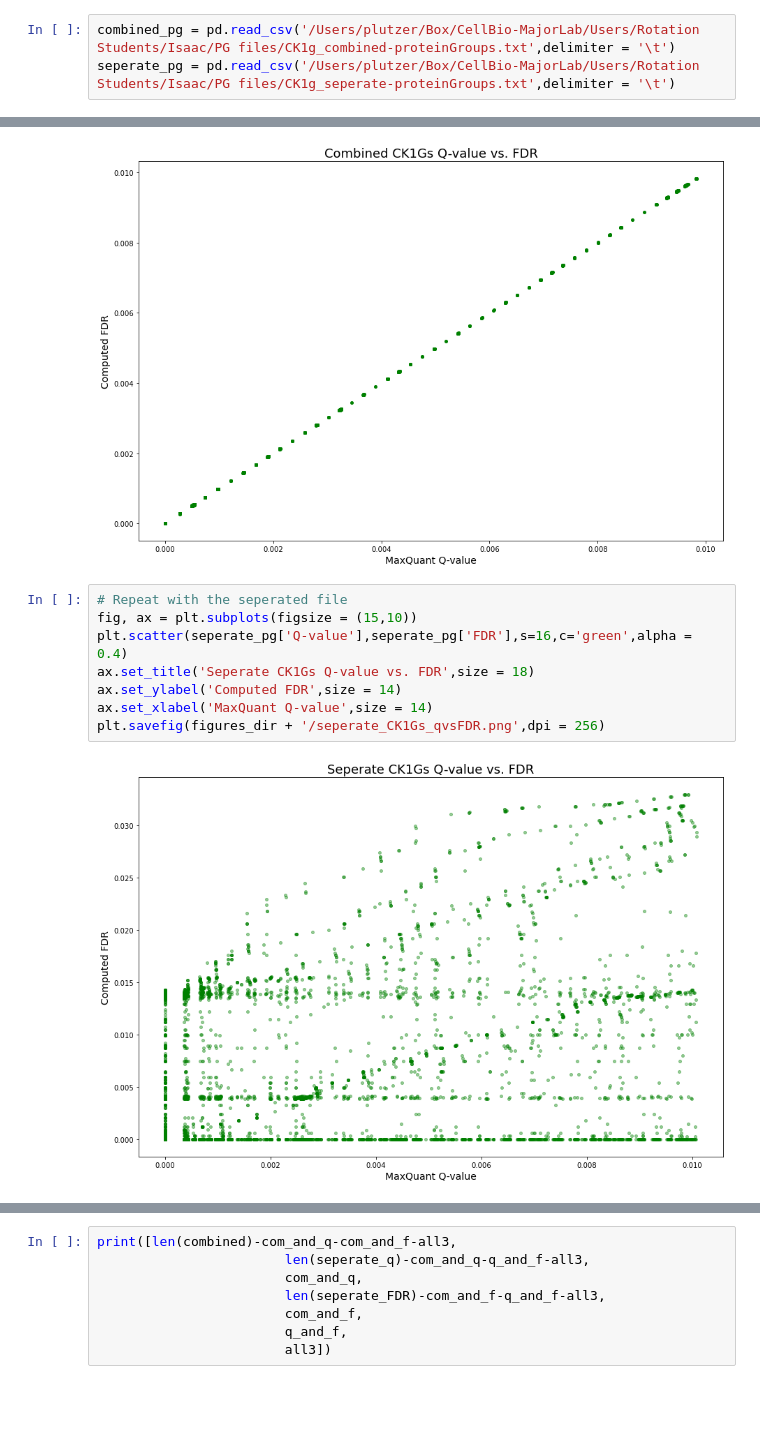
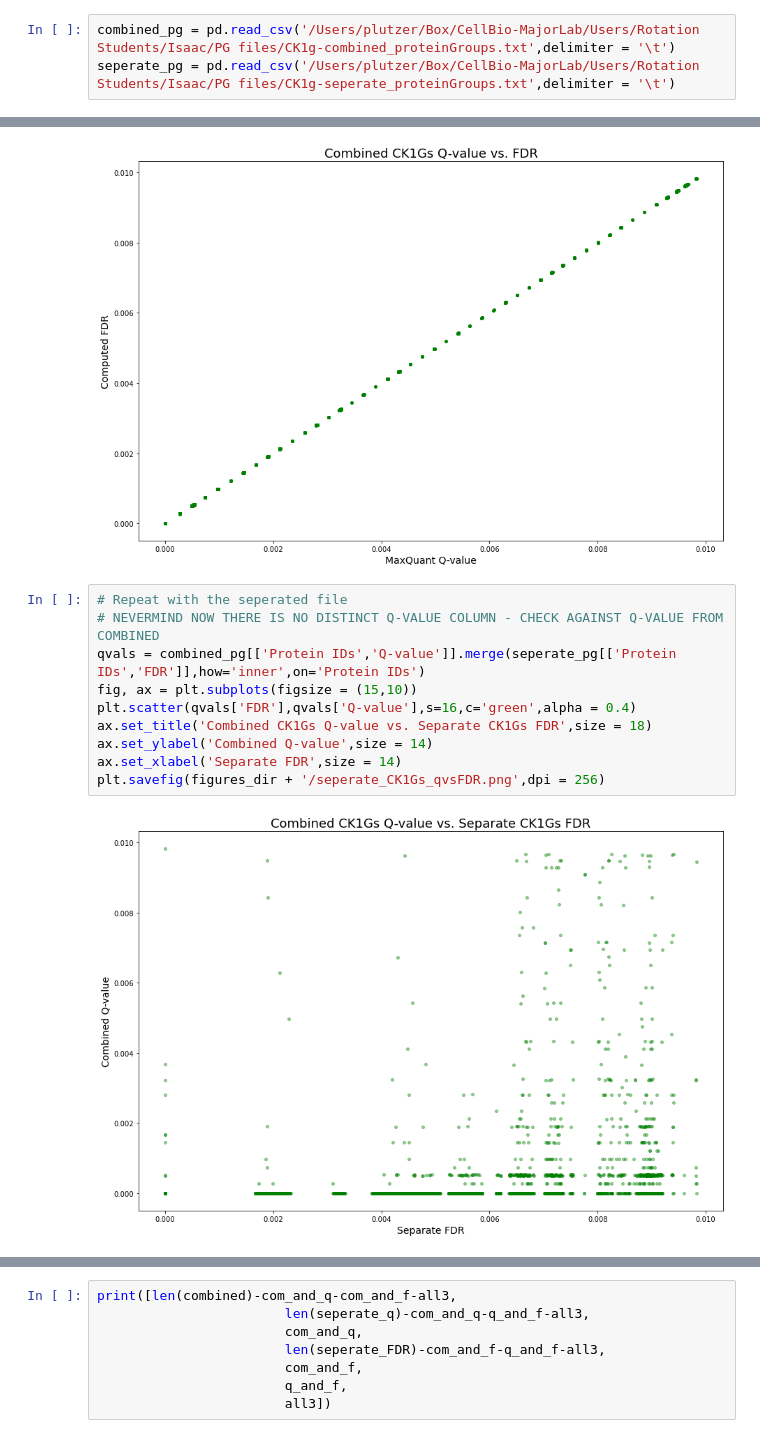
Before and after one commit to plutzer/majlab, a Jupyter notebook: 1-19-2021 CK1Gs analysis.ipynb, the cells around one changed output, grey strips where cells are left out. Saved outputs shown, nothing was run; the diff lists cells and outputs as text; blank space fills up the shorter version.

```diff
--- a/1-19-2021 CK1Gs analysis.ipynb
+++ b/1-19-2021 CK1Gs analysis.ipynb
@@ -6,8 +6,8 @@ from matplotlib_venn import venn3
 # %%
 figures_dir = '/Users/plutzer/majlab/figures'
 # %%
-combined_pg = pd.read_csv('/Users/plutzer/Box/CellBio-MajorLab/Users/Rotation Students/Isaac/PG files/CK1g_combined-proteinGroups.txt',delimiter = '\t')
-seperate_pg = pd.read_csv('/Users/plutzer/Box/CellBio-MajorLab/Users/Rotation Students/Isaac/PG files/CK1g_seperate-proteinGroups.txt',delimiter = '\t')
+combined_pg = pd.read_csv('/Users/plutzer/Box/CellBio-MajorLab/Users/Rotation Students/Isaac/PG files/CK1g-combined_proteinGroups.txt',delimiter = '\t')
+seperate_pg = pd.read_csv('/Users/plutzer/Box/CellBio-MajorLab/Users/Rotation Students/Isaac/PG files/CK1g-seperate_proteinGroups.txt',delimiter = '\t')
 # %%
 # First figure: correlation of q-value and FDR for combined pg
 fig, ax = plt.subplots(figsize = (15,10))
@@ -20,13 +20,15 @@ plt.savefig(figures_dir + '/combined_CK1Gs_qvsFDR.png',dpi = 256)
 [figure]
 # %%
 # Repeat with the seperated file
+# NEVERMIND NOW THERE IS NO DISTINCT Q-VALUE COLUMN - CHECK AGAINST Q-VALUE FROM COMBINED
+qvals = combined_pg[['Protein IDs','Q-value']].merge(seperate_pg[['Protein IDs','FDR']],how='inner',on='Protein IDs')
 fig, ax = plt.subplots(figsize = (15,10))
-plt.scatter(seperate_pg['Q-value'],seperate_pg['FDR'],s=16,c='green',alpha = 0.4)
-ax.set_title('Seperate CK1Gs Q-value vs. FDR',size = 18)
-ax.set_ylabel('Computed FDR',size = 14)
-ax.set_xlabel('MaxQuant Q-value',size = 14)
+plt.scatter(qvals['FDR'],qvals['Q-value'],s=16,c='green',alpha = 0.4)
+ax.set_title('Combined CK1Gs Q-value vs. Separate CK1Gs FDR',size = 18)
+ax.set_ylabel('Combined Q-value',size = 14)
+ax.set_xlabel('Separate FDR',size = 14)
 plt.savefig(figures_dir + '/seperate_CK1Gs_qvsFDR.png',dpi = 256)
 # %% [output]
-[figure, old version]
+[figure, new version]
 # %%
 #If we apply a 1% FDR cutoff, what groups stay vs. what groups go
```
Also changed, not shown: parts of 11 cells of this notebook, 3 other files.
